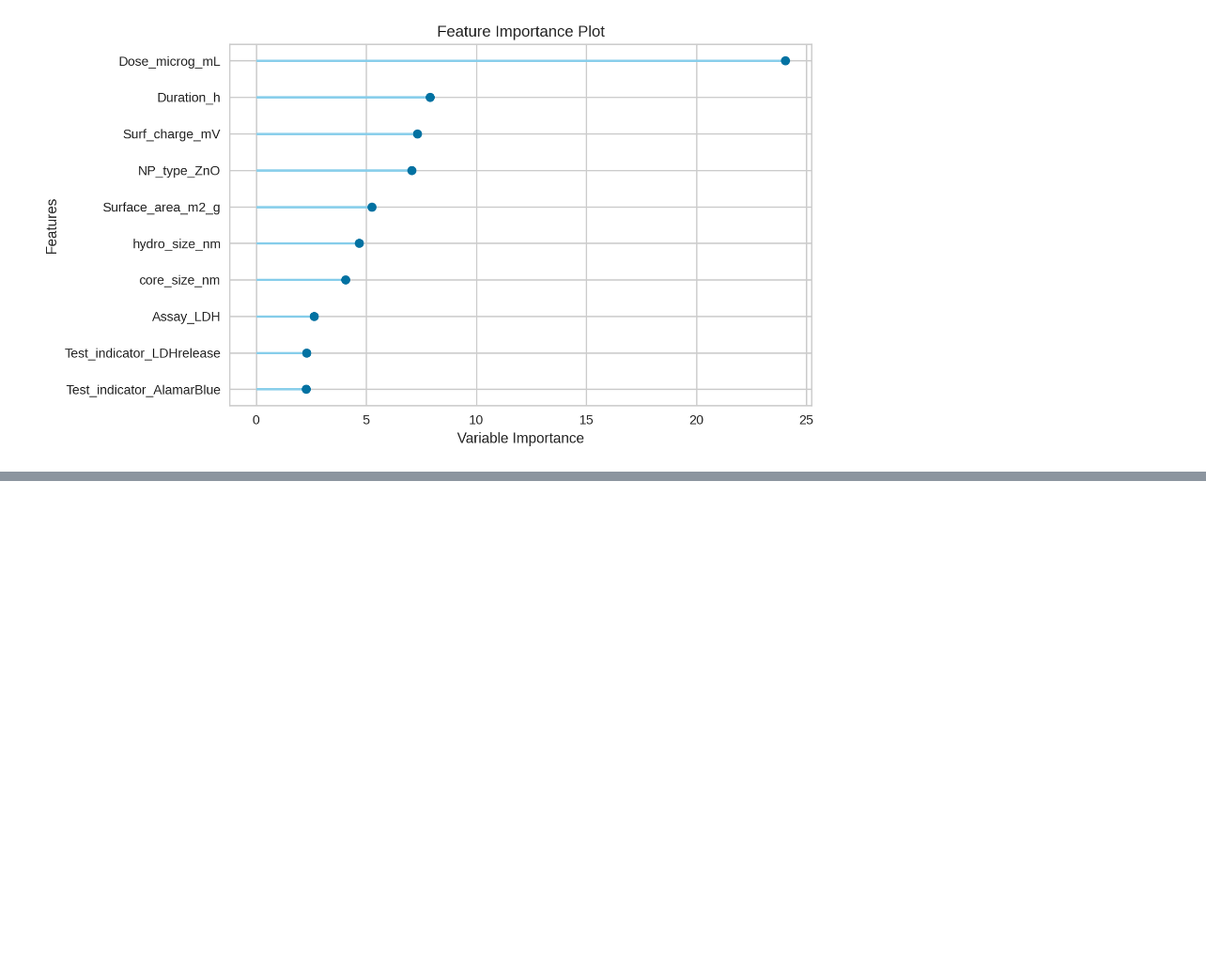
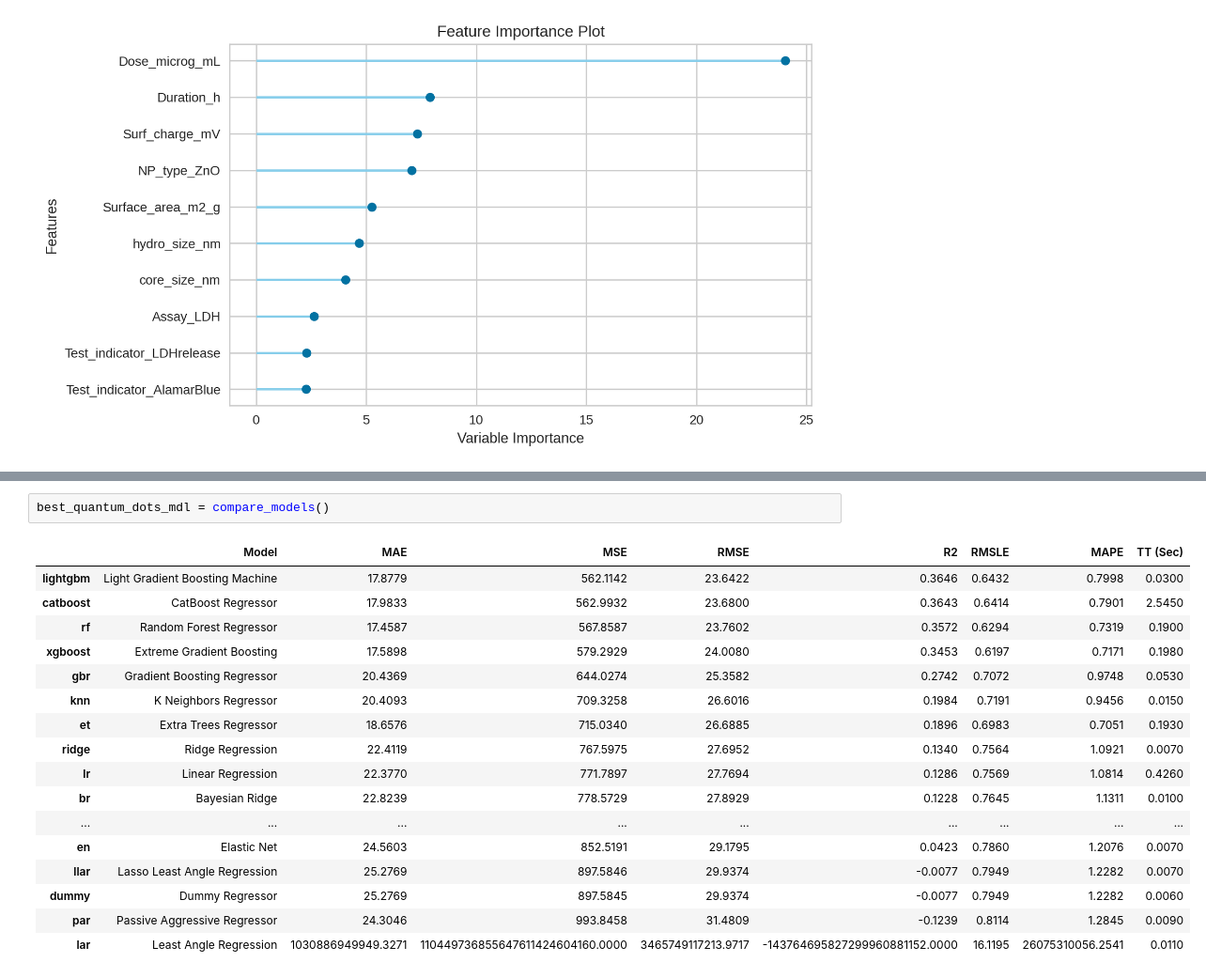
Before and after one commit to ammar257ammar/Nanosafety-ML-pycaret, a Jupyter notebook: analysis.ipynb, the cells around one changed output, grey strips where cells are left out. Shown at 94% size. Saved outputs shown, nothing was run; the diff lists cells and outputs as text; blank space fills up the shorter version.

```diff
--- a/analysis.ipynb
+++ b/analysis.ipynb
@@ -1227,0 +1342,20 @@ plot_model(best_nanotube_mdl, plot = 'feature')
+# %%
+best_quantum_dots_mdl = compare_models()
+# %% [output]
+|  | Model | MAE | MSE | RMSE | R2 | RMSLE | MAPE | TT (Sec) |
+| lightgbm | Light Gradient Boosting Machine | 17.8779 | 562.1142 | 23.6422 | 0.3646 | 0.6432 | 0.7998 | 0.0300 |
+| catboost | CatBoost Regressor | 17.9833 | 562.9932 | 23.6800 | 0.3643 | 0.6414 | 0.7901 | 2.5450 |
+| rf | Random Forest Regressor | 17.4587 | 567.8587 | 23.7602 | 0.3572 | 0.6294 | 0.7319 | 0.1900 |
+| xgboost | Extreme Gradient Boosting | 17.5898 | 579.2929 | 24.0080 | 0.3453 | 0.6197 | 0.7171 | 0.1980 |
+| gbr | Gradient Boosting Regressor | 20.4369 | 644.0274 | 25.3582 | 0.2742 | 0.7072 | 0.9748 | 0.0530 |
+| knn | K Neighbors Regressor | 20.4093 | 709.3258 | 26.6016 | 0.1984 | 0.7191 | 0.9456 | 0.0150 |
+| et | Extra Trees Regressor | 18.6576 | 715.0340 | 26.6885 | 0.1896 | 0.6983 | 0.7051 | 0.1930 |
+| ridge | Ridge Regression | 22.4119 | 767.5975 | 27.6952 | 0.1340 | 0.7564 | 1.0921 | 0.0070 |
+| lr | Linear Regression | 22.3770 | 771.7897 | 27.7694 | 0.1286 | 0.7569 | 1.0814 | 0.4260 |
+| br | Bayesian Ridge | 22.8239 | 778.5729 | 27.8929 | 0.1228 | 0.7645 | 1.1311 | 0.0100 |
+| ... | ... | ... | ... | ... | ... | ... | ... | ... |
+| en | Elastic Net | 24.5603 | 852.5191 | 29.1795 | 0.0423 | 0.7860 | 1.2076 | 0.0070 |
+| llar | Lasso Least Angle Regression | 25.2769 | 897.5846 | 29.9374 | -0.0077 | 0.7949 | 1.2282 | 0.0070 |
+| dummy | Dummy Regressor | 25.2769 | 897.5845 | 29.9374 | -0.0077 | 0.7949 | 1.2282 | 0.0060 |
+| par | Passive Aggressive Regressor | 24.3046 | 993.8458 | 31.4809 | -0.1239 | 0.8114 | 1.2845 | 0.0090 |
+| lar | Least Angle Regression | 1030886949949.3271 | 110449736855647611424604160.0000 | 3465749117213.9717 | -143764695827299960881152.0000 | 16.1195 | 26075310056.2541 | 0.0110 |
```
Also changed, not shown: parts of 59 cells of this notebook.
